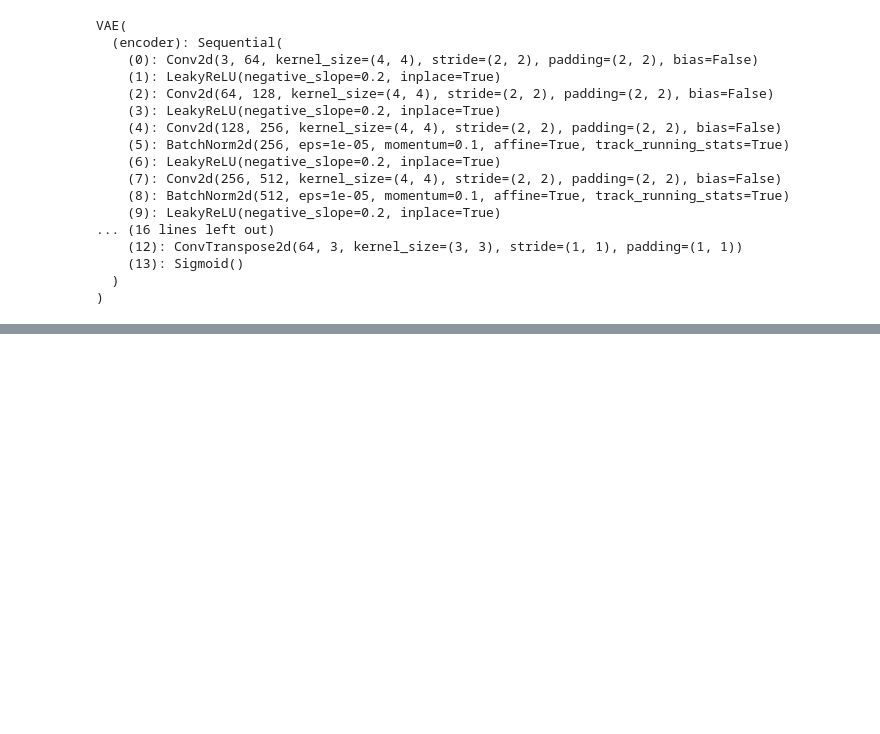
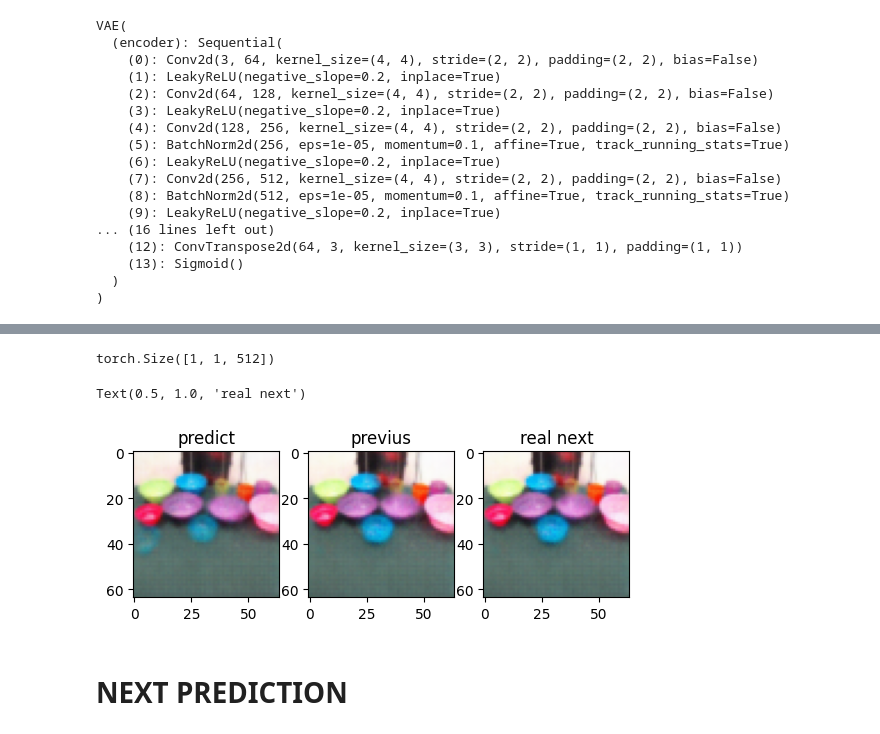
Before and after one commit to Qwest1204/reinforsment_learning, a Jupyter notebook: MDN_RNN/MDN-RNN.ipynb, the cells around one changed output, grey strips where cells are left out. Cells and saved outputs as stored; diff of their text form; code cells hidden in the pictures; blank space fills up the shorter version.

```diff
--- a/MDN_RNN/MDN-RNN.ipynb
+++ b/MDN_RNN/MDN-RNN.ipynb
@@ -116,3 +112,36 @@ c1 =vae.decoder(c).detach().cpu().numpy().transpose(0, 2, 3, 1)
+# %%
+zero = np.random.randint(z.size(0))
+one = np.random.randint(z.size(1))
+x = z[zero:zero+1, one:one+1, :]
+y = z[zero:zero+1, one+1:one+2, :]
+
+hidden = model.init_hidden(1)
+(pi, mu, sigma), _ = model(x, hidden)
+
+y_preds = [torch.normal(mu, sigma)[:, :, i, :] for i in range(n_gaussians)]
+
+compare_x = vae.decode(torch.cat([x, y] + y_preds))
+
+# compare_x = vae.decode(z_out)
+save_image(compare_x.data.cpu(), 'sample_image.png')
+display(Image('sample_image.png', width=1000, unconfined=True))
+# %% [output]
+torch.Size([1, 1, 512])
+# %%
+plt.subplot(1, 3, 1)
+plt.imshow(a1[0])
+plt.title("predict")
+plt.subplot(1, 3, 2)
+plt.imshow(b1[0])
+plt.title("previus")
+plt.subplot(1, 3, 3)
+plt.imshow(c1[0])
+plt.title("real next")
+# %% [output]
+Text(0.5, 1.0, 'real next')
+[figure, added]
+# %% [markdown]
+# NEXT PREDICTION
 # %%
 plt.imshow(a1[0])
 # %% [output]
```
Also changed, not shown: parts of 17 cells of this notebook, 4 other files.
